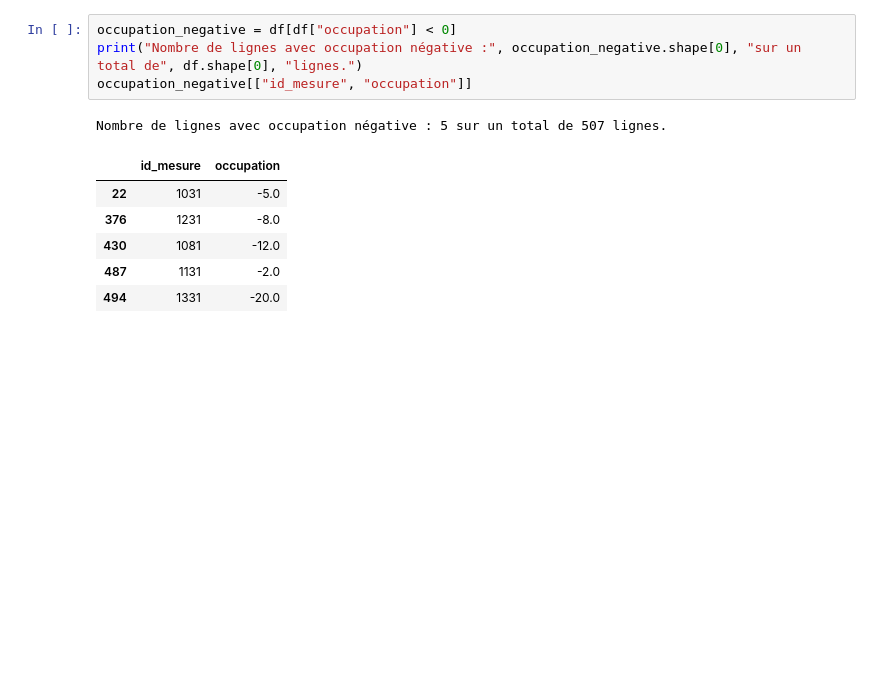
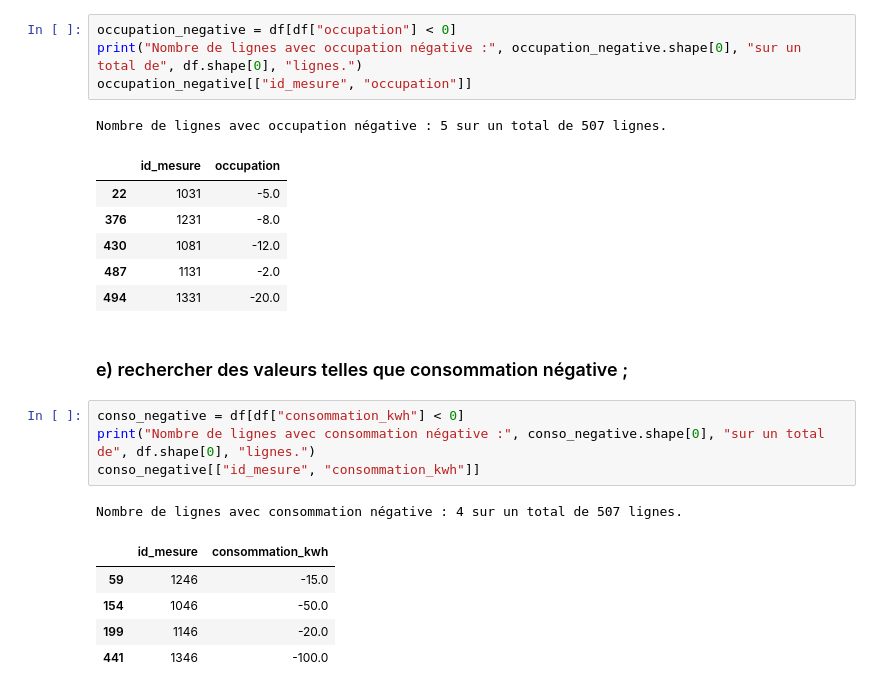
Before and after one commit to Damstat/atelier_prepa_donnees_tab, a Jupyter notebook: notebooks/atelier_prepa_donnees_tab.ipynb, the cells around one changed output. Saved outputs shown, nothing was run; the diff lists cells and outputs as text; blank space fills up the shorter version.

Commit message:
12e: Detection des consommations negatives

```diff
--- a/notebooks/atelier_prepa_donnees_tab.ipynb
+++ b/notebooks/atelier_prepa_donnees_tab.ipynb
@@ -246,3 +246,16 @@ Nombre de lignes avec occupation négative : 5 sur un total de 507 lignes.
 | 430 | 1081 | -12.0 |
 | 487 | 1131 | -2.0 |
 | 494 | 1331 | -20.0 |
+# %% [markdown]
+### e) rechercher des valeurs telles que consommation négative ;
+# %%
+conso_negative = df[df["consommation_kwh"] < 0]
+print("Nombre de lignes avec consommation négative :", conso_negative.shape[0], "sur un total de", df.shape[0], "lignes.")
+conso_negative[["id_mesure", "consommation_kwh"]]
+# %% [output]
+Nombre de lignes avec consommation négative : 4 sur un total de 507 lignes.
+|  | id_mesure | consommation_kwh |
+| 59 | 1246 | -15.0 |
+| 154 | 1046 | -50.0 |
+| 199 | 1146 | -20.0 |
+| 441 | 1346 | -100.0 |
```
